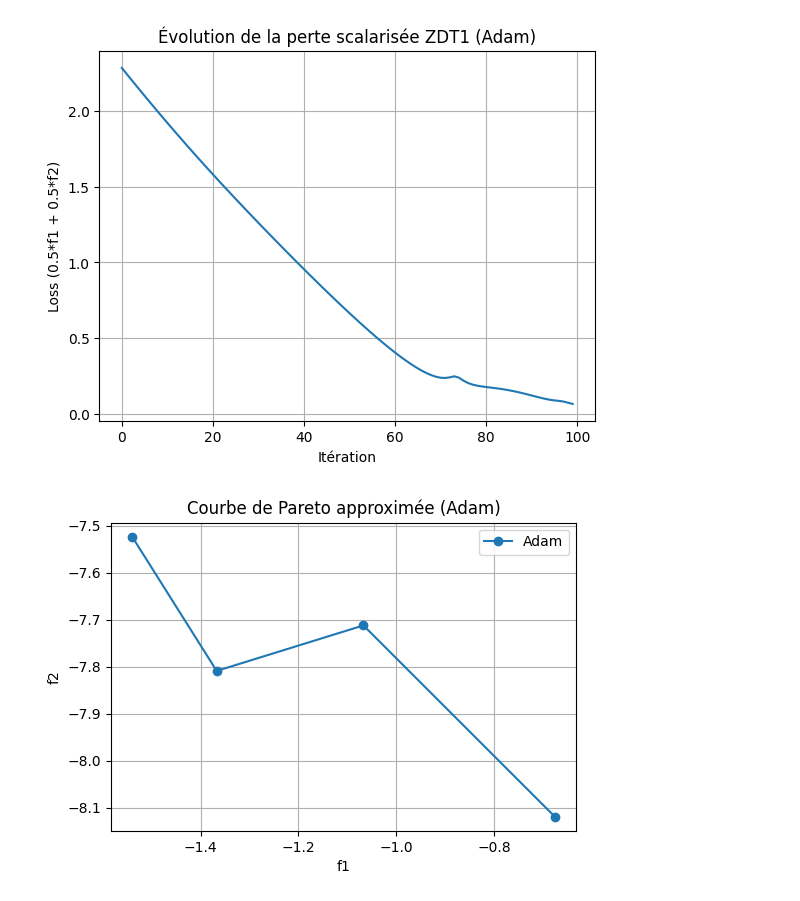
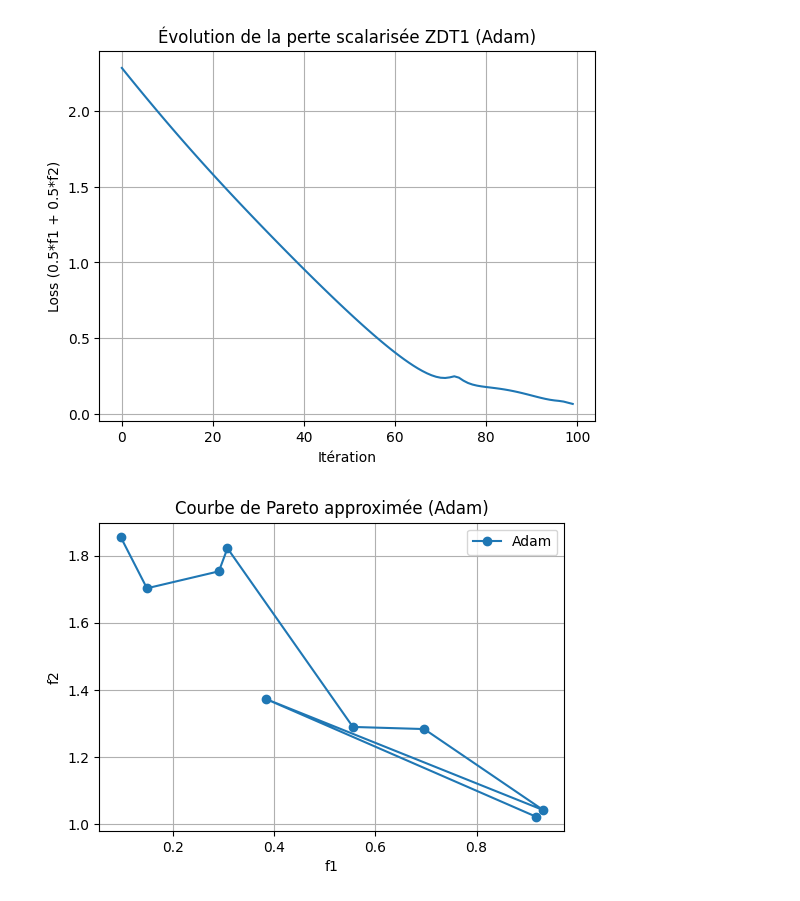
Before and after one commit to AnassamzilUE/learned_optimization, a Jupyter notebook: docs/notebooks/Part2_CustomTasks.ipynb, the cells around one changed output. Drawn from its saved outputs; the diff is of its cells as text; code cells hidden in the pictures.

```diff
--- a/docs/notebooks/Part2_CustomTasks.ipynb
+++ b/docs/notebooks/Part2_CustomTasks.ipynb
@@ -201,18 +201,22 @@ class FixedDimQuadraticFamily(tasks_base.TaskFamily):
     return _Task()
 
 class ZDT1TaskFamily(tasks_base.TaskFamily):
-    def __init__(self, dim=30):
+    def __init__(self, dim=30,weights=(0.5, 0.5)):
         super().__init__()
         self._dim = dim
+        self.weights = weights
 
     def sample(self, key):
         return None  # pas de paramètre particulier
 
     def task_fn(self, _):
         return ZDT1Task(self._dim)
+
 class ZDT1Task(tasks_base.Task):
     def __init__(self, dim):
         self._dim = dim
+        self.weights = weights
+
 
     def init(self, key):
         return jax.random.uniform(key, shape=(self._dim,), minval=0.0, maxval=1.0)
@@ -348,10 +352,12 @@ if __name__ == "__main__":
     import matplotlib.pyplot as plt
     import optax
     import numpy as np
+    import jax
 
     key = jax.random.PRNGKey(0)
     task_family = ZDT1TaskFamily(dim=30)
 
+    # ➕ Liste des poids (pour la scalarisation linéaire)
     weights_list = [(w, 1 - w) for w in np.linspace(0.1, 0.9, 9)]
 
     f1_list = []
@@ -359,46 +365,48 @@ if __name__ == "__main__":
 
     for i, weights in enumerate(weights_list):
         subkey = jax.random.fold_in(key, i)
         task = task_family.task_fn(None)
-        params = task.init(subkey)
 
+        # ⚠️ Initialisation avec valeurs non bornées
+        params = jax.random.normal(subkey, shape=(task._dim,))
+
+        # 🔧 Fonction de perte scalarisée avec params bornés dans [0,1]
         def scalarized_loss_fn(p):
-          p = jax.nn.sigmoid(p)  # Contraint les paramètres dans [0,1]
-          f1 = p[0]
-          g = 1.0 + 9.0 * jnp.sum(p[1:]) / (task._dim - 1)
-          h = 1.0 - jnp.sqrt(f1 / g)
-          f2 = g * h
-          return weights[0] * f1 + weights[1] * f2
+            p = jax.nn.sigmoid(p)  # Contraindre dans [0, 1]
+            f1 = p[0]
+            g = 1.0 + 9.0 * jnp.sum(p[1:]) / (task._dim - 1)
+            h = 1.0 - jnp.sqrt(f1 / g)
+            f2 = g * h
+            return weights[0] * f1 + weights[1] * f2
 
-
+        # ⚙️ Optimiseur Adam
         opt = optax.adam(learning_rate=0.01)
         opt_state = opt.init(params)
 
+        # 🔁 Boucle d’optimisation
         for step in range(200):
             loss_val, grads = jax.value_and_grad(scalarized_loss_fn)(params)
             updates, opt_state = opt.update(grads, opt_state)
             params = optax.apply_updates(params, updates)
 
-
-        params_final = jax.nn.sigmoid(params)  # Rendu dans [0,1]
-
-        # Calcul final des vrais objectifs f1 et f2
-        f1 = params[0]
-        g = 1 + 9 * jnp.sum(params[1:]) / (task._dim - 1)
+        # 🎯 Calcul final des vrais f1 et f2 avec params bornés
+        params_final = jax.nn.sigmoid(params)  # Contraint dans [0,1]
+        f1 = params_final[0]
+        g = 1 + 9 * jnp.sum(params_final[1:]) / (task._dim - 1)
         h = 1 - jnp.sqrt(f1 / g)
         f2 = g * h
 
         f1_list.append(float(f1))
         f2_list.append(float(f2))
 
-    # ➕ Affichage du front de Pareto obtenu avec Adam
+    # 📈 Affichage du front de Pareto obtenu avec Adam
     plt.figure(figsize=(6, 4))
     plt.plot(f1_list, f2_list, 'o-', label="Adam")
     plt.xlabel("f1")
     plt.ylabel("f2")
     plt.title("Courbe de Pareto approximée (Adam)")
     plt.grid()
     plt.legend()
     plt.show()
 # %% [output]
-[figure, old version]
+[figure, new version]
```
